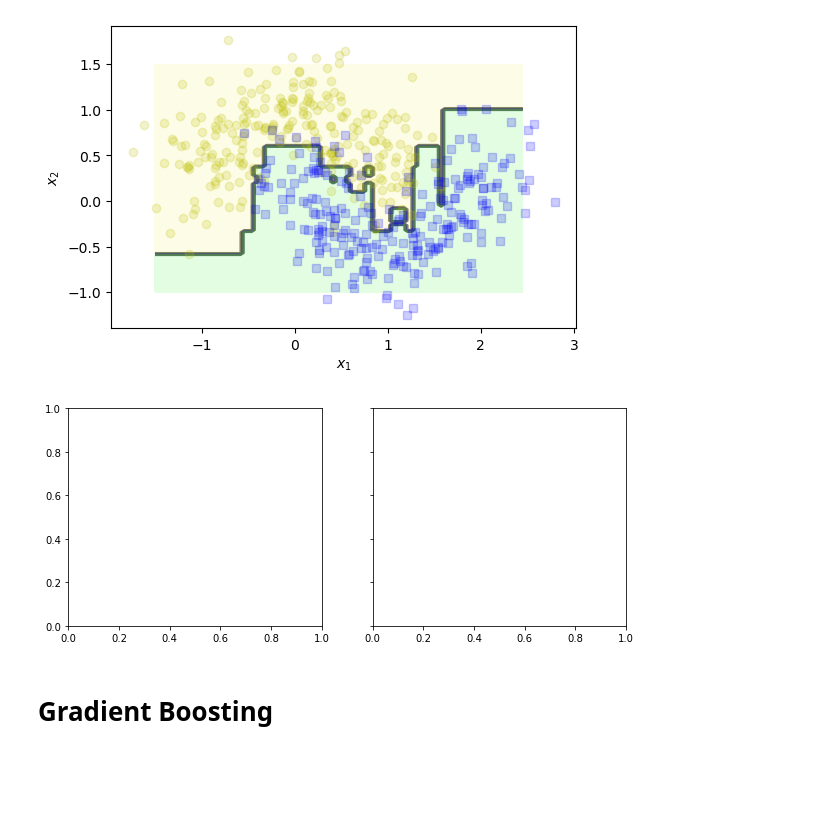
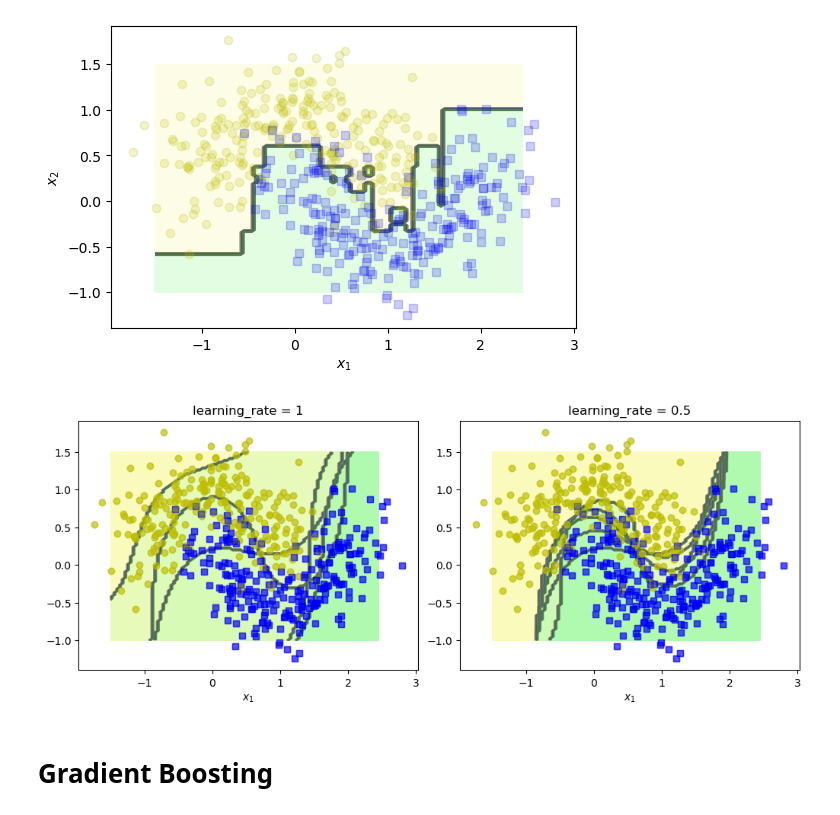
Before and after one commit to jy12060026ai/excss-stats, a Jupyter notebook: handson/07-ensemble-learning.ipynb, the cells around one changed output. Cells and saved outputs as stored; diff of their text form; code cells hidden in the pictures; blank space fills up the shorter version.

```diff
--- a/handson/07-ensemble-learning.ipynb
+++ b/handson/07-ensemble-learning.ipynb
@@ -299,37 +297,36 @@ plot_decision_boundary(ada_clf, X, y, ax=ax)
 # %%
 m = len(X_train)
 
-fix, axes = plt.subplots(ncols=2, figsize=(10, 4), sharey=True)
+_, axes = plt.subplots(1, 2, figsize=(10, 4), dpi=100, constrained_layout=True)
 
-for subplot, learning_rate in ((0, 1), (1, 0.5)):
+for learning_rate, ax in zip((1, 0.5), axes.flatten()):
     sample_weights = np.ones(m) / m
-    plt.sca(axes[subplot])
 
     for i in range(5):
         svm_clf = SVC(kernel="rbf", C=0.2, gamma=0.6, random_state=42)
         svm_clf.fit(X_train, y_train, sample_weight=sample_weights * m)
         y_pred = svm_clf.predict(X_train)
 
         r = sample_weights[
             y_pred != y_train].sum() / sample_weights.sum()  # equation 7-1
         alpha = learning_rate * np.log((1 - r) / r)  # equation 7-2
         sample_weights[y_pred != y_train] *= np.exp(alpha)  # equation 7-3
         sample_weights /= sample_weights.sum()  # normalization step
 
         plot_decision_boundary(svm_clf, X, y, ax)
         ax.set(title=f"learning_rate = {learning_rate}")
     if subplot == 0:
         ax.text(-0.75, -0.95, "1", fontsize='medium')
         ax.text(-1.05, -0.95, "2", fontsize='medium')
         ax.text(1.0, -0.95, "3", fontsize='medium')
         ax.text(-1.45, -0.5, "4", fontsize='medium')
         ax.text(1.36, -0.95, "5", fontsize='medium')
     else:
         ax.set(ylabel="")
 
 plt.show()
 # %% [output]
-[figure, old version]
+[figure, new version]
 # %% [markdown]
 # Gradient Boosting
 # %%
```
Also changed, not shown: parts of 23 cells of this notebook, 2 other files.
